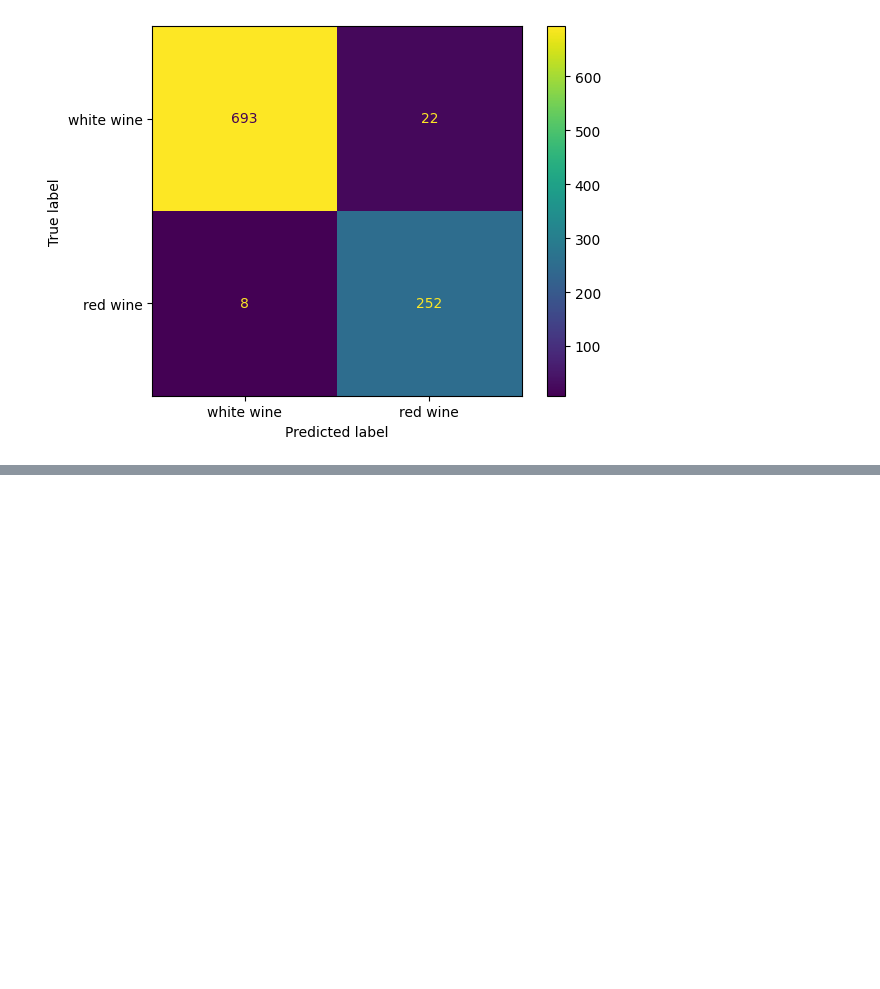
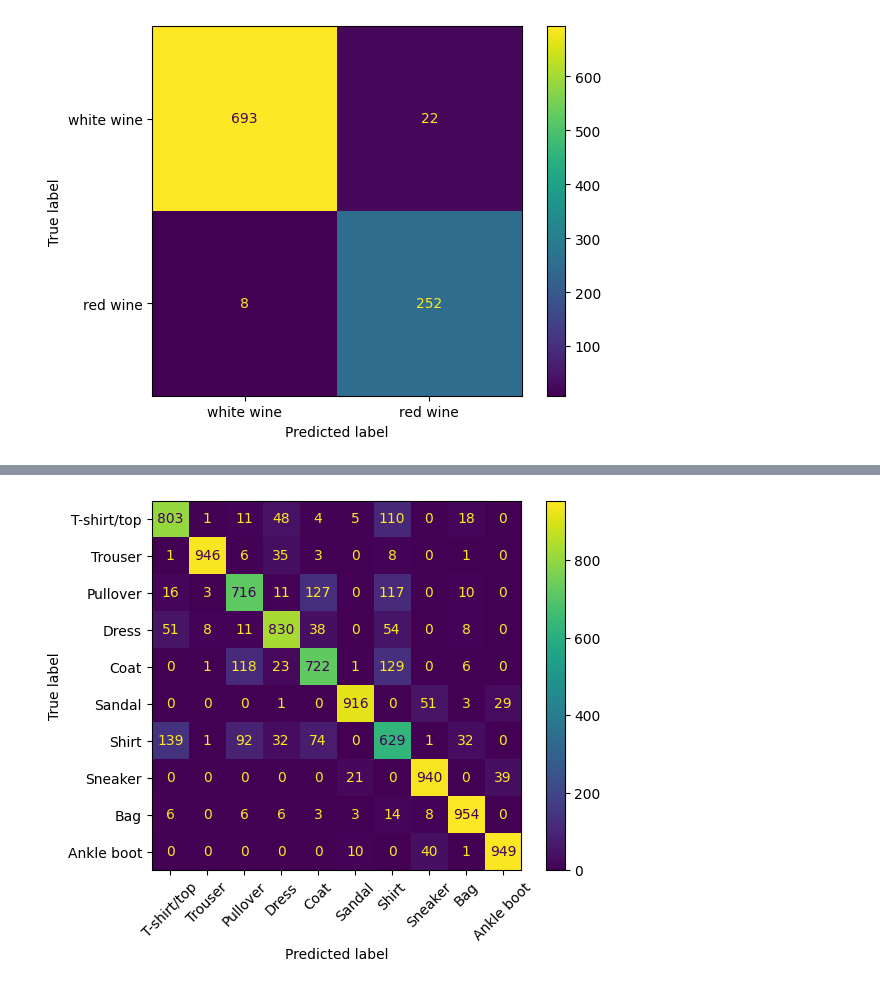
Before and after one commit to Alexanderdeweger/DEAI_portfolio, a Jupyter notebook: Week10/DA/OpdrachtenAlexander.ipynb, the cells around one changed output, grey strips where cells are left out. Saved outputs shown, nothing was run; the diff lists cells and outputs as text; code cells hidden in the pictures; blank space fills up the shorter version.

```diff
--- a/Week10/DA/OpdrachtenAlexander.ipynb
+++ b/Week10/DA/OpdrachtenAlexander.ipynb
@@ -71,0 +102,17 @@ plt.show()
+# %%
+model2 = Sequential()
+model2.add(Flatten(input_shape= train_data[0].shape))
+model2.add(Dense(9, activation='relu'))
+model2.add(Dense(8, activation='relu'))
+model2.add(Dense(10, activation='softmax'))
+
+model2.compile(loss='Crossentropy', optimizer='Adam', metrics=['Accuracy'])
+
+norm_history = model2.fit(
+    train_data_norm,
+    train_labels,
+    epochs=5,
+    batch_size=20,
+    validation_data=(test_data_norm, test_labels),
+    verbose = 1
+ )
@@ -71,0 +130,11 @@ plt.show()
+# %%
+from sklearn.metrics import confusion_matrix, ConfusionMatrixDisplay
+
+y_pred = model2.predict(test_data_norm).argmax(axis=1)
+y_true = test_labels
+matrix2 = confusion_matrix(y_true, y_pred)
+
+ConfusionMatrixDisplay(matrix2, display_labels=class_names).plot(xticks_rotation=45)
+
+plt.show()
+# %% [output]
@@ -71,0 +142 @@ plt.show()
+[figure, added]
```
Also changed, not shown: parts of 8 cells of this notebook.
